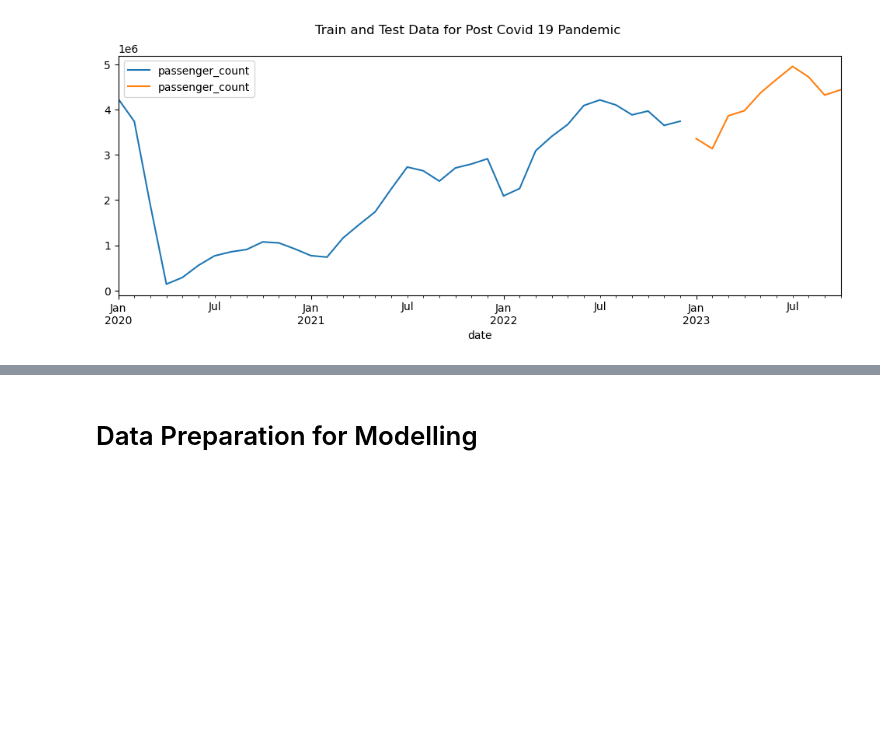
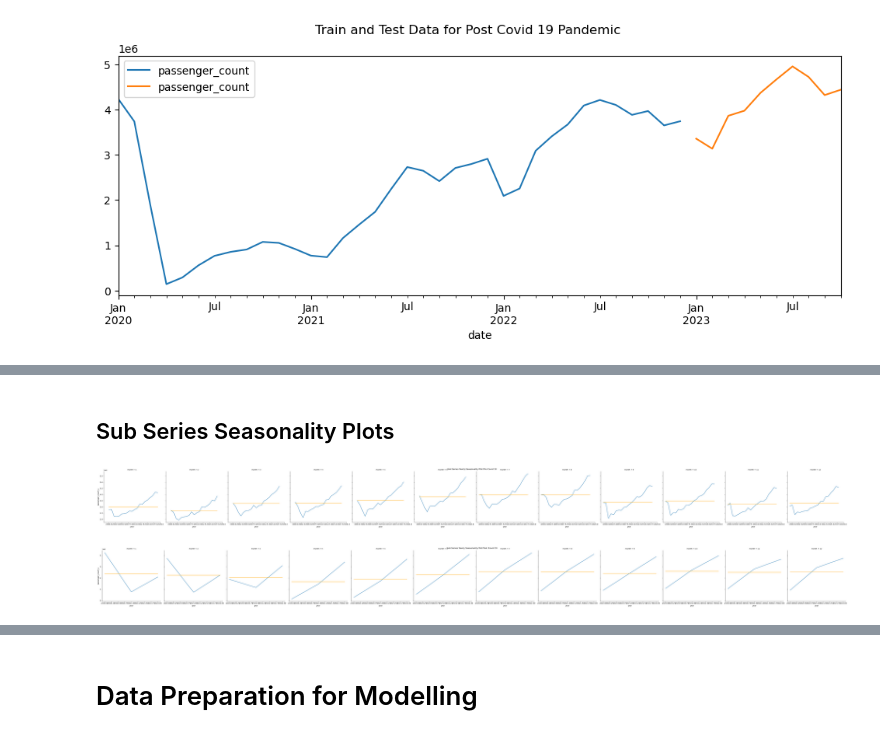
Before and after one commit to marcellinus-witarsah/us-air-passenger-forecast, a Jupyter notebook: notebooks/02-modelling-20240113.ipynb, the cells around one changed output, grey strips where cells are left out. Drawn from its saved outputs; the diff is of its cells as text; code cells hidden in the pictures; blank space fills up the shorter version.

```diff
--- a/notebooks/02-modelling-20240113.ipynb
+++ b/notebooks/02-modelling-20240113.ipynb
@@ -57,0 +132,28 @@ plt.show()
+# %% [markdown]
+## Sub Series Seasonality Plots
+# %%
+def subseries_yearly_seasonality_plot(data, date_column, target, title):
+    data = data
+    data.loc[:, 'month'] = data[date_column].dt.month
+    data.loc[:, 'year'] = data[date_column].dt.year
+    mean_by_month = data.groupby(by='month').agg({'passenger_count': 'mean'})
+    data = data.merge(mean_by_month, on='month', how='left')
+    fg = sns.relplot(
+        data=data,
+        x='year',
+        y='passenger_count_x',
+        col='month',
+        kind='line'
+    )
+
+    for i, ax in enumerate(fg.axes.flat):
+        sns.lineplot(data=data[data['month']==i+1], x='year', y='passenger_count_y', color='orange', ax=ax)
+
+    fg.figure.suptitle(title)
+    plt.show()
+# %%
+subseries_yearly_seasonality_plot(train_pre_covid, 'date', 'passenger_count', 'Sub Series Yearly Seasonality Plot Pre Covid 19')
+subseries_yearly_seasonality_plot(train_post_covid, 'date', 'passenger_count', 'Sub Series Yearly Seasonality Plot Post Covid 19')
+# %% [output]
+[figure, added]
+[figure, added]
```
Also changed, not shown: parts of 32 cells of this notebook, 1 other file.
